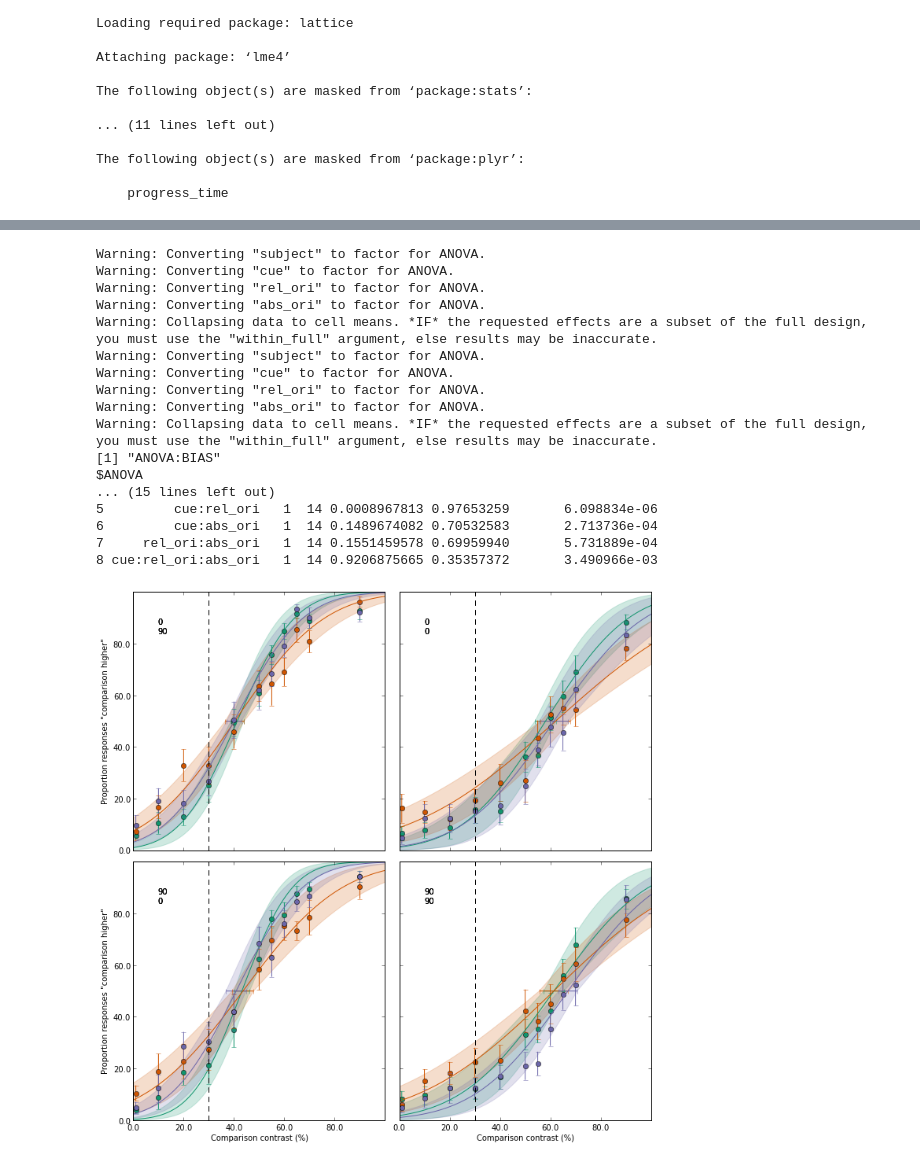
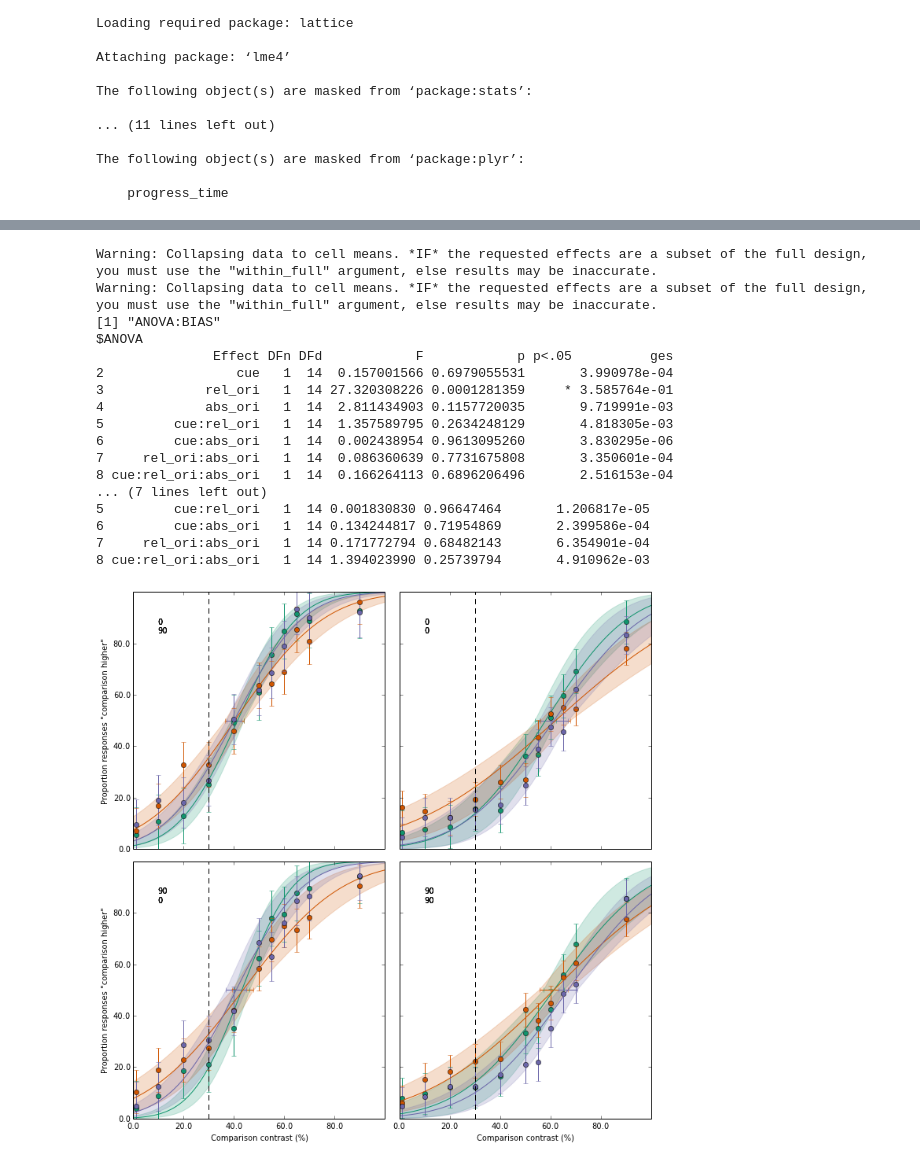
Before and after one commit to arokem/att_ss, a Jupyter notebook: GroupAnalysis.ipynb, the cells around one changed output, grey strips where cells are left out. Drawn from its saved outputs; the diff is of its cells as text; code cells hidden in the pictures.

```diff
--- a/GroupAnalysis.ipynb
+++ b/GroupAnalysis.ipynb
@@ -47,8 +47,7 @@ df1, df2 = tools.get_df(17,
           boots=1,
 		  exclude=[13,8],
 		  cue_conds=cue_conds,
-	      fit_func=fit_func,
-            )
+	      fit_func=fit_func)
 
 n_subjects = len(df1.columns)
 # %% [output]
@@ -87,23 +86,23 @@ print(aov_th)
 print("ANOVA:SENSITIVITY")
 print(aov_sl)
 # %% [output]
-Warning: Converting "subject" to factor for ANOVA.
-Warning: Converting "cue" to factor for ANOVA.
-Warning: Converting "rel_ori" to factor for ANOVA.
-Warning: Converting "abs_ori" to factor for ANOVA.
 Warning: Collapsing data to cell means. *IF* the requested effects are a subset of the full design, you must use the "within_full" argument, else results may be inaccurate.
-Warning: Converting "subject" to factor for ANOVA.
-Warning: Converting "cue" to factor for ANOVA.
-Warning: Converting "rel_ori" to factor for ANOVA.
-Warning: Converting "abs_ori" to factor for ANOVA.
 Warning: Collapsing data to cell means. *IF* the requested effects are a subset of the full design, you must use the "within_full" argument, else results may be inaccurate.
 [1] "ANOVA:BIAS"
 $ANOVA
-... (15 lines left out)
-5         cue:rel_ori   1  14 0.0008967813 0.97653259       6.098834e-06
-6         cue:abs_ori   1  14 0.1489674082 0.70532583       2.713736e-04
-7     rel_ori:abs_ori   1  14 0.1551459578 0.69959940       5.731889e-04
-8 cue:rel_ori:abs_ori   1  14 0.9206875665 0.35357372       3.490966e-03
+               Effect DFn DFd            F            p p<.05          ges
+2                 cue   1  14  0.157001566 0.6979055531       3.990978e-04
+3             rel_ori   1  14 27.320308226 0.0001281359     * 3.585764e-01
+4             abs_ori   1  14  2.811434903 0.1157720035       9.719991e-03
+5         cue:rel_ori   1  14  1.357589795 0.2634248129       4.818305e-03
+6         cue:abs_ori   1  14  0.002438954 0.9613095260       3.830295e-06
+7     rel_ori:abs_ori   1  14  0.086360639 0.7731675808       3.350601e-04
+8 cue:rel_ori:abs_ori   1  14  0.166264113 0.6896206496       2.516153e-04
+... (7 lines left out)
+5         cue:rel_ori   1  14 0.001830830 0.96647464       1.206817e-05
+6         cue:abs_ori   1  14 0.134244817 0.71954869       2.399586e-04
+7     rel_ori:abs_ori   1  14 0.171772794 0.68482143       6.354901e-04
+8 cue:rel_ori:abs_ori   1  14 1.394023990 0.25739794       4.910962e-03
 # %%
 # Save files for potential SPSS analysis:
 tools.save_spss_files(df1)
@@ -130,9 +129,21 @@ for ori_idx, ori in enumerate([(0,90),(0,0),(90,0),(90,90)]):
     ax = axes.ravel()[ori_idx]
 
     for cue_idx, cue_cond in enumerate(cue_conds):
-        ax.errorbar(np.mean(np.array(x[cue_cond]), 0),
-                    np.mean(np.array(y[cue_cond]), 0),
-                    yerr=stats.sem(np.array(y[cue_cond]), 0),
+        x_for_eb = []
+        for a in x[cue_cond]:
+            if len(a)>len(x_for_eb):
+                x_for_eb = a
+
+        y_for_eb = np.ones((len(df1.columns), len(x_for_eb))) * np.nan
+        for ii, b in enumerate(y[cue_cond]):
+            for jj, yy in enumerate(b):
+                y_for_eb[ii, np.where(x_for_eb==x[cue_cond][ii][jj])] = yy
+
+        y_for_eb = stats.nanmean(np.array(y_for_eb), 0)
+        yerr = stats.sem(y_for_eb, 0)
+        ax.errorbar(x_for_eb,
+                    y_for_eb,
+                    yerr=yerr,
                     ls='None',
                     marker='o',
             color=colors[cue_cond])
@@ -197,34 +208,34 @@ for ori_idx, ori in enumerate([(0,90),(0,0),(90,0),(90,90)]):
         if ori_idx>1:
             ax.set_xlabel('Comparison contrast (%)')
             ax.set_xticklabels(['%s'%(i*100) for i in np.arange(0,1,0.2)])
         else:
             ax.set_xticklabels([''])
 
         if ori_idx == 0 or ori_idx==2:
             ax.set_ylabel('Proportion responses "comparison higher"')
             ax.set_yticklabels(['%s'%(i*100) for i in np.arange(0,1,0.2)])
         else:
             ax.set_yticklabels([''])
 
         ax.set_ylim([0,1])
         ax.text(0.1,0.9, '%s\n%s'%(ori[0], ori[1]),
              horizontalalignment='left',
              verticalalignment='top',
              transform = ax.transAxes)
 
 	if fit_func == 'cumgauss':
 		ax.fill_between(x_for_plot, psycho_lower, psycho_upper,
 		                color=colors[cue_cond], alpha=0.2)
         ax.plot([0.3,0.3], [0,100], 'k--')
 
         ax.errorbar(np.mean(th[cue_cond]),
                     0.5,
                     xerr=stats.sem(th[cue_cond]),
             color=colors[cue_cond])
 
 fig.savefig(path_to_files + 'figures/psycho_curves.svg')
 # %% [output]
-[figure, old version]
+[figure, new version]
 # %%
 # Now organize things according to relative orientation and proceed to compare across absolute orientations directly:
 bias = {}
```
Also changed, not shown: parts of 33 cells of this notebook, 1 other file.
